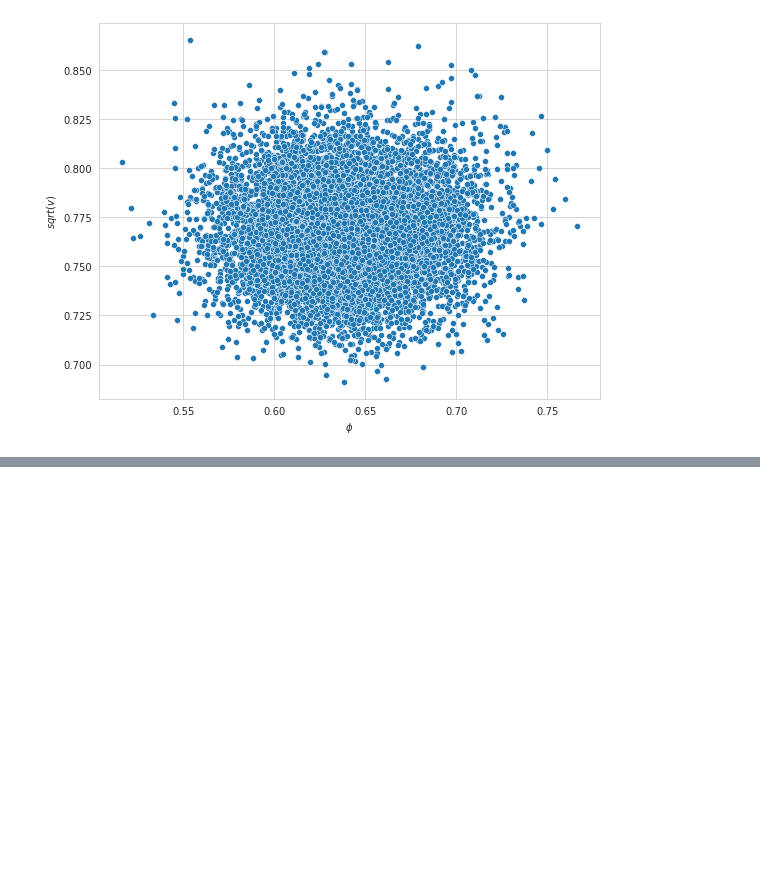
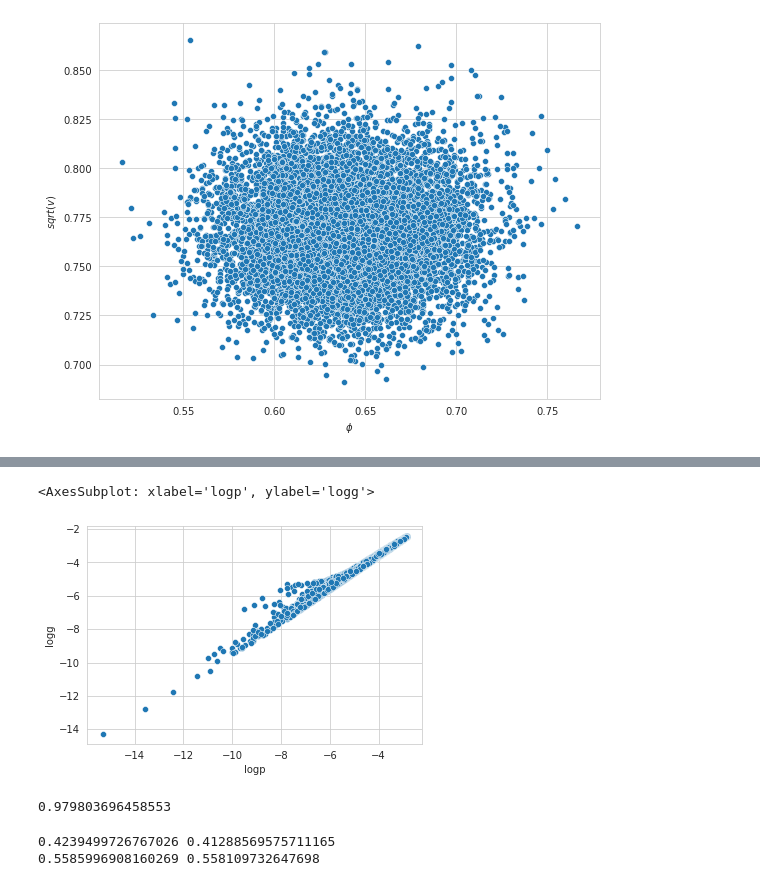
Before and after one commit to WHITSNAK/sta831-sp23, a Jupyter notebook: ch3/AR(1) Full Conditional.ipynb, the cells around one changed output, grey strips where cells are left out. Drawn from its saved outputs; the diff is of its cells as text; code cells hidden in the pictures; blank space fills up the shorter version.

```diff
--- a/ch3/AR(1) Full Conditional.ipynb
+++ b/ch3/AR(1) Full Conditional.ipynb
@@ -79,0 +85,17 @@ fig.show()
+# %%
+sns.scatterplot(data=logps, x='logp', y='logg')
+# %% [output]
+<AxesSubplot: xlabel='logp', ylabel='logg'>
+[figure, added]
+# %%
+# ESS
+1/(logps.iw**2).sum() / 10000
+# %% [output]
+0.979803696458553
+# %%
+# Comparison between conditional and full stationary
+print(b_sample[:,0].mean(), (logps.iw * b_sample[:,0]).sum())
+print(v_sample.mean(), (logps.iw * v_sample).sum())
+# %% [output]
+0.4239499726767026 0.41288569575711165
+0.5585996908160269 0.558109732647698
```
Also changed, not shown: parts of 9 cells of this notebook, 1 other file.
